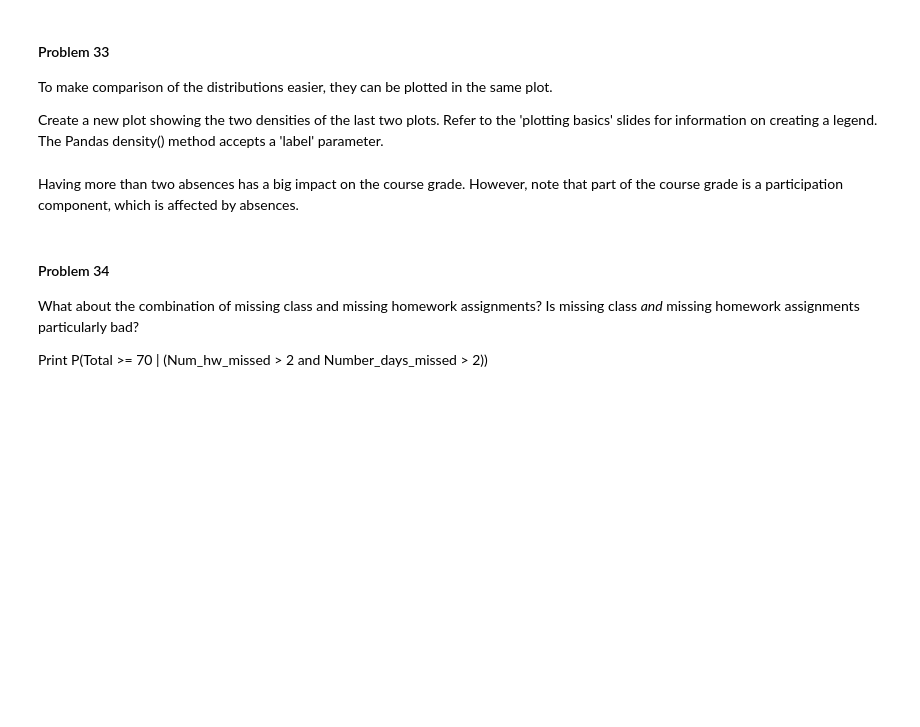
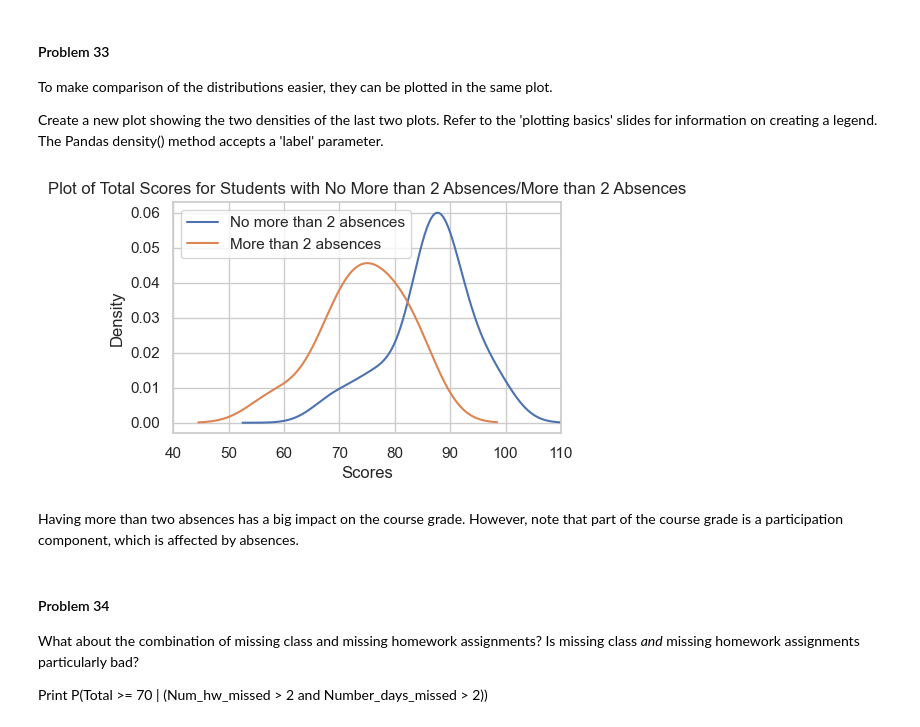
Before and after one commit to tyrellbaker-blip/Data_Science_Homework, a Jupyter notebook: class-grades.ipynb, the cells around one changed output. Saved outputs shown, nothing was run; the diff lists cells and outputs as text; code cells hidden in the pictures; blank space fills up the shorter version.

```diff
--- a/class-grades.ipynb
+++ b/class-grades.ipynb
@@ -508,7 +516,13 @@ To make comparison of the distributions easier, they can be plotted in the same
 
 Create a new plot showing the two densities of the last two plots.  Refer to the 'plotting basics' slides for information on creating a legend.  The Pandas density() method accepts a 'label' parameter.
 # %%
-# YOUR CODE HERE
+df[df['Number_days_missed'] <= 2]['Total'].plot.density(xlim=(40, 110))
+df[df['Number_days_missed'] > 2]['Total'].plot.density(xlim=(40, 110))
+plt.xlabel('Scores')
+plt.title("Plot of Total Scores for Students with No More than 2 Absences/More than 2 Absences")
+plt.legend(['No more than 2 absences', 'More than 2 absences']);
+# %% [output]
+[figure, added]
 # %% [markdown]
 Having more than two absences has a big impact on the course grade.  However, note that part of the course grade is a participation component, which is affected by absences.
 # %% [markdown]
```
Also changed, not shown: parts of 24 cells of this notebook.
